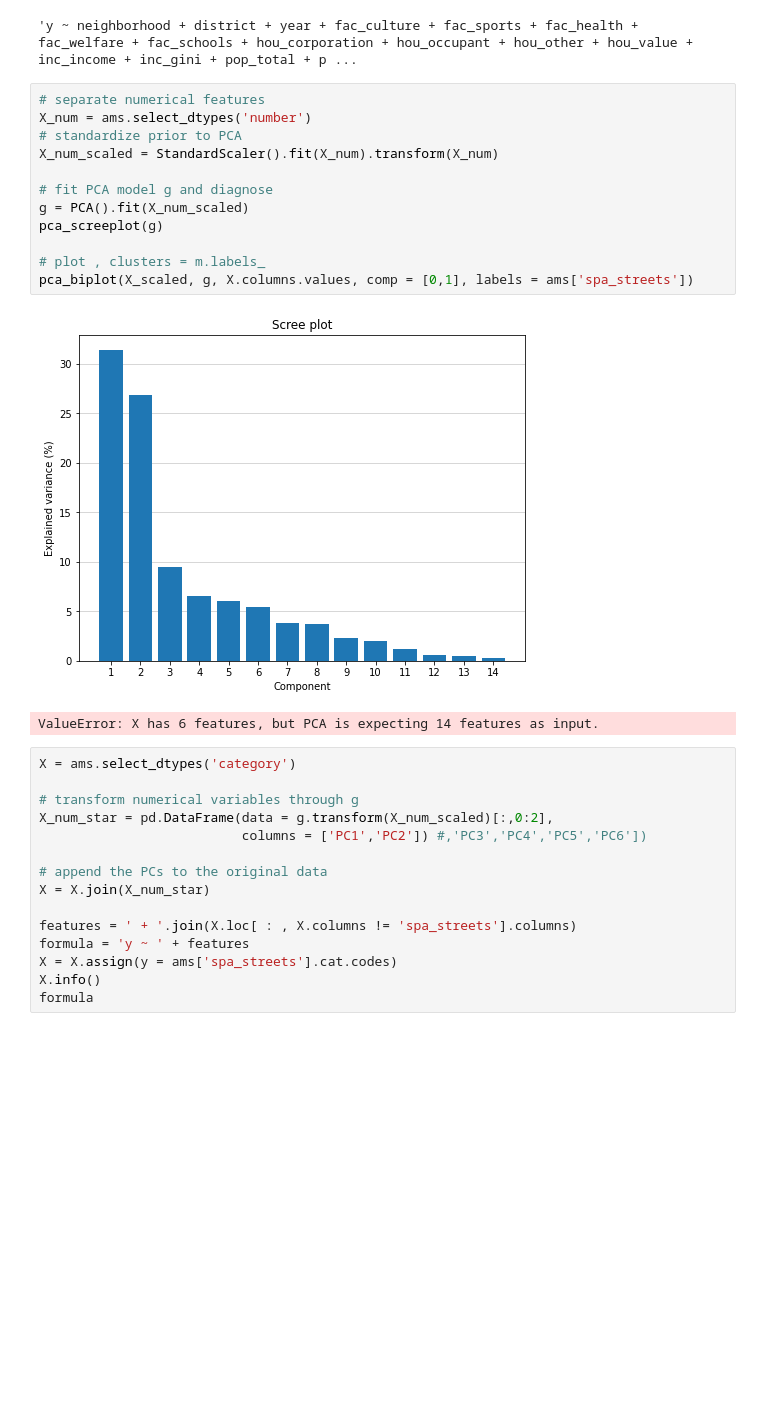
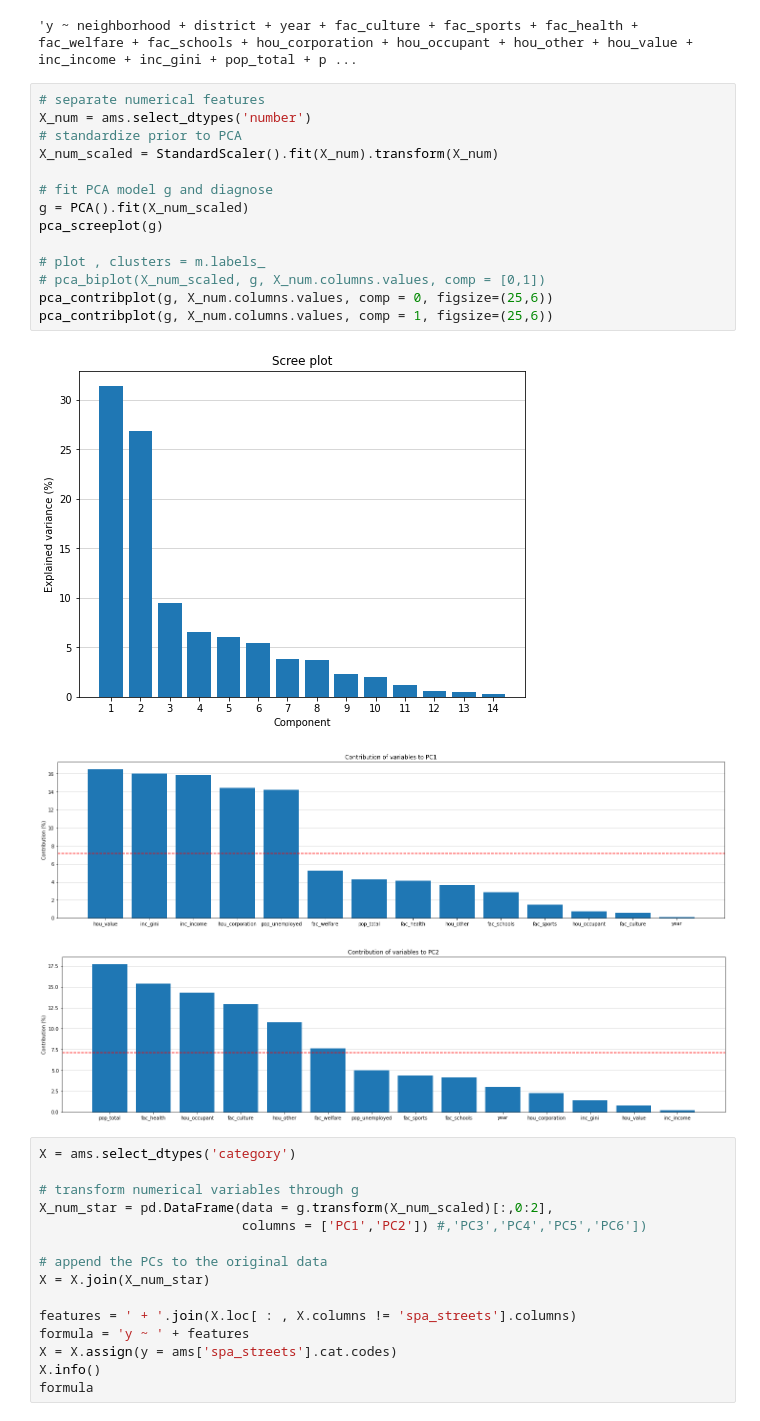
Before and after one commit to Gogonemnem/tu-delft-assignments, a Jupyter notebook: assignment7/unsupervised.exercises_b.ipynb, the cells around one changed output. Drawn from its saved outputs; the diff is of its cells as text; blank space fills up the shorter version.

```diff
--- a/assignment7/unsupervised.exercises_b.ipynb
+++ b/assignment7/unsupervised.exercises_b.ipynb
@@ -337,18 +341,21 @@ F-score:  0.6080089316498924
 # %%
 # separate numerical features
 X_num = ams.select_dtypes('number')
 # standardize prior to PCA
 X_num_scaled = StandardScaler().fit(X_num).transform(X_num)
 
 # fit PCA model g and diagnose
 g = PCA().fit(X_num_scaled)
 pca_screeplot(g)
 
 # plot , clusters = m.labels_
-pca_biplot(X_scaled, g, X.columns.values, comp = [0,1], labels = ams['spa_streets'])
+# pca_biplot(X_num_scaled, g, X_num.columns.values, comp = [0,1])
+pca_contribplot(g, X_num.columns.values, comp = 0, figsize=(25,6))
+pca_contribplot(g, X_num.columns.values, comp = 1, figsize=(25,6))
 # %% [output]
 [figure]
-ValueError: X has 6 features, but PCA is expecting 14 features as input.
+[figure, added]
+[figure, added]
 # %%
 X = ams.select_dtypes('category')
 
```
Also changed, not shown: parts of 1 cell of this notebook.
